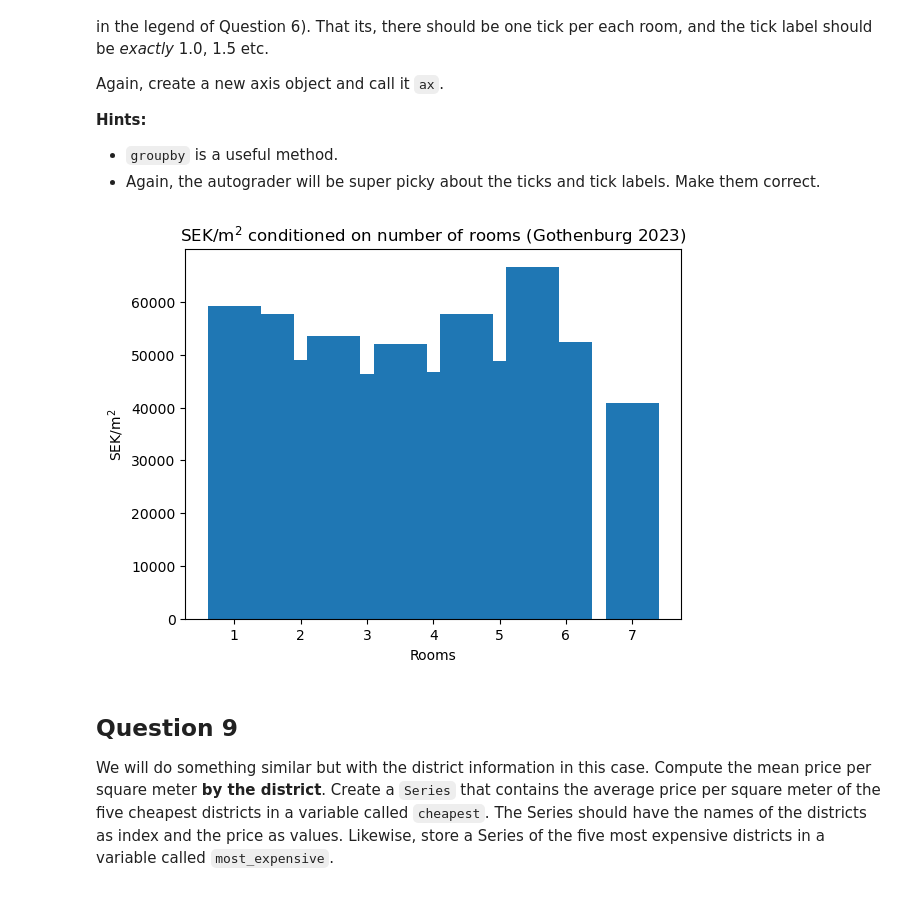
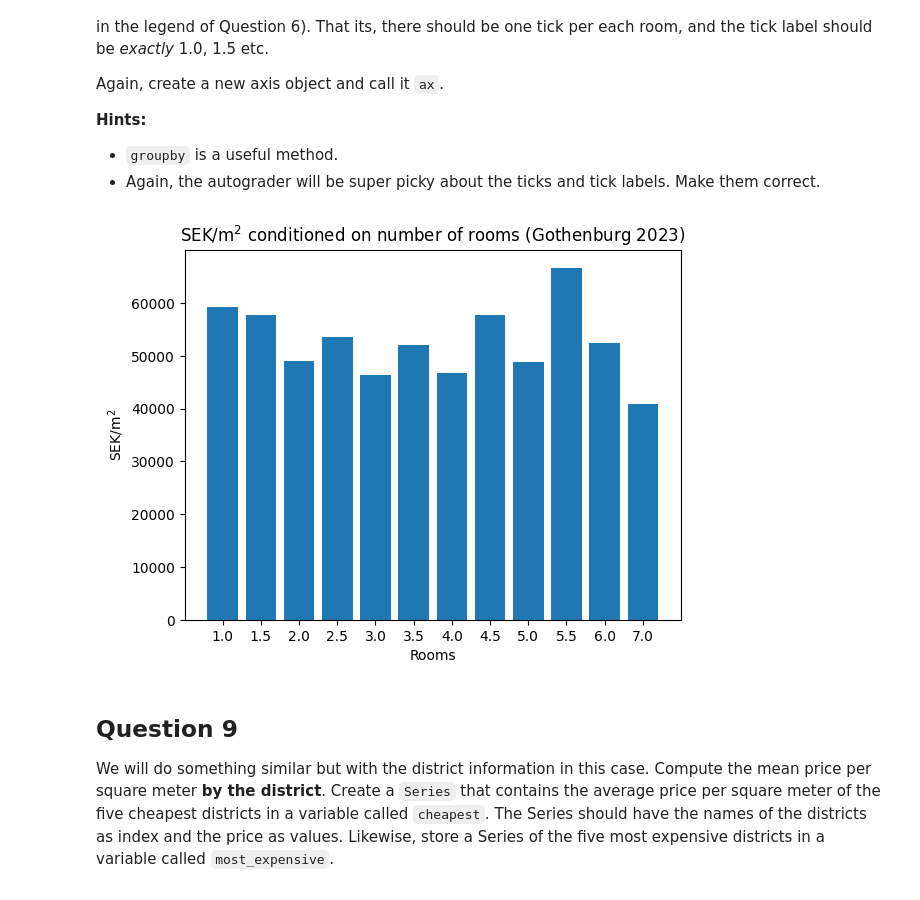
Before and after one commit to BoLaker/Data-Science-and-AI, a Jupyter notebook: assignment2_template.ipynb, the cells around one changed output. Cells and saved outputs as stored; diff of their text form; code cells hidden in the pictures.

```diff
--- a/assignment2_template.ipynb
+++ b/assignment2_template.ipynb
@@ -341,20 +344,26 @@ Again, create a new axis object and call it `ax`.
 # %%
 # Codegrade Tag Question8
 # Do *not* remove the tag above
 # Write your code below
 
 fig, ax = plt.subplots()
 
-grouped = df_2023_gothenburg_w_psqm.groupby("rooms")["price per sqm"].mean()
-bar = ax.bar(grouped.index, grouped.values)
+df_clean = df_2023_gothenburg_w_psqm.dropna(subset=["rooms", "price per sqm"])
+grouped = df_clean.groupby("rooms")["price per sqm"].mean().sort_index()
+
+x = range(len(grouped))
+bar = ax.bar(x, grouped.values, width=0.8)
+
+ax.set_xticks(x)
+ax.set_xticklabels(grouped.index.astype(float))
 
 ax.set_title("SEK/m$^2$ conditioned on number of rooms (Gothenburg 2023)")
 ax.set_xlabel("Rooms")
 ax.set_ylabel("SEK/m$^2$")
 
 plt.show()
 # %% [output]
-[figure, old version]
+[figure, new version]
 # %% [markdown]
 ## Question 9
 
```
Also changed, not shown: parts of 3 cells of this notebook.
